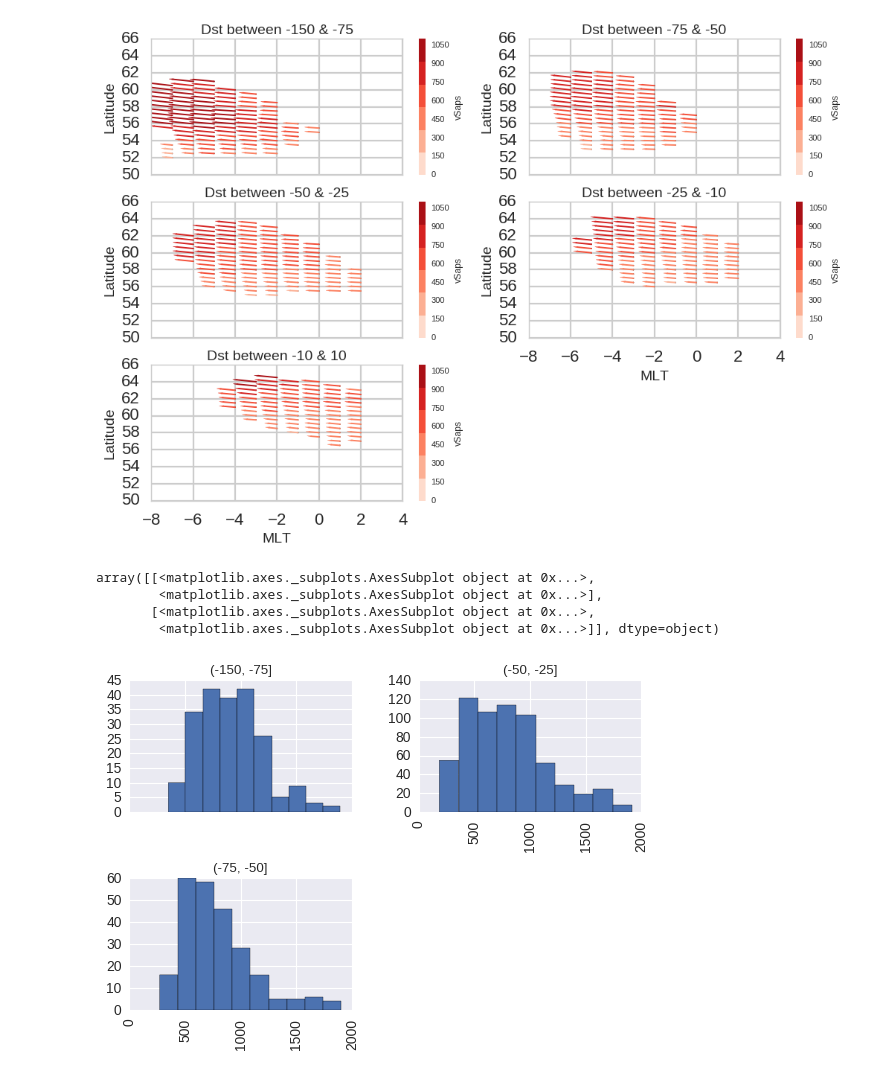
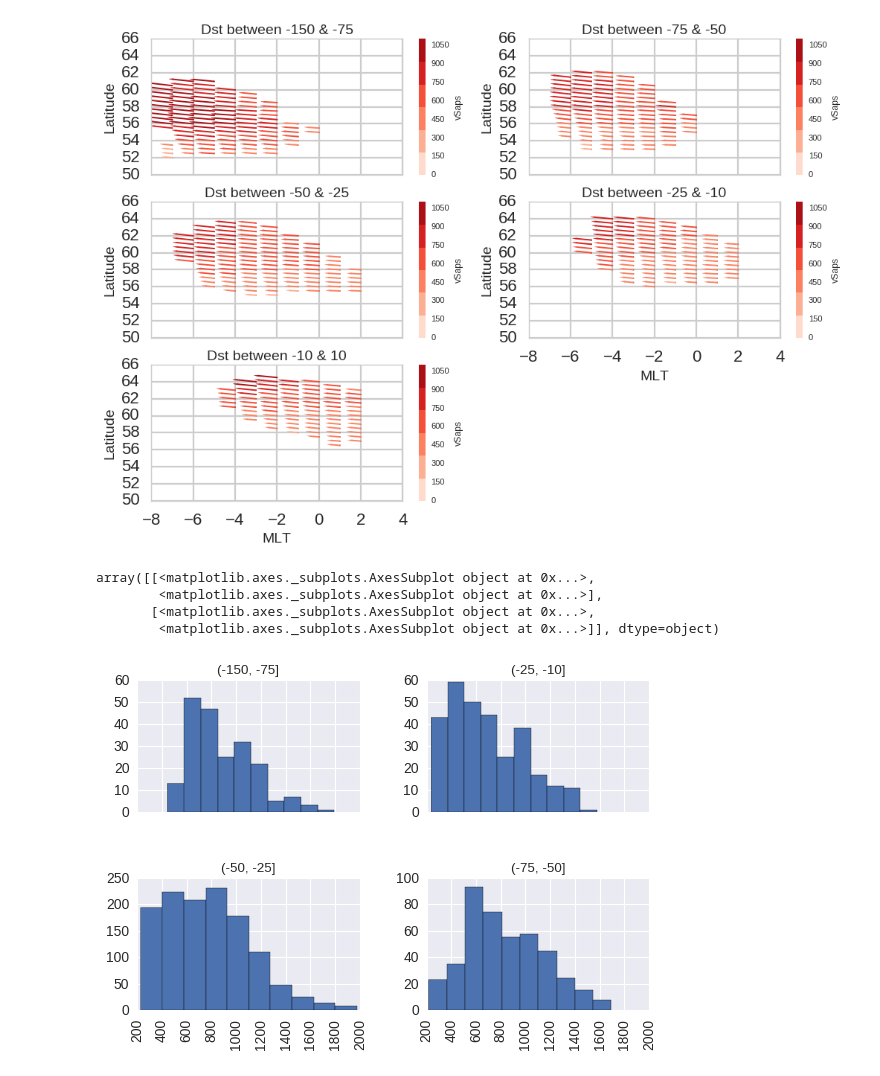
Before and after one commit to bharatreddy/vel-analys, a Jupyter notebook: ipy/vel_new_anlys.ipynb, the cells around one changed output. Cells and saved outputs as stored; diff of their text form; code cells hidden in the pictures.

```diff
--- a/ipy/vel_new_anlys.ipynb
+++ b/ipy/vel_new_anlys.ipynb
@@ -404,14 +404,14 @@ plt.savefig("../figs/allDstBinsVelVecs.pdf",bbox_inches='tight')
 [figure]
 # %%
 testDF = velGmagDF[ (velGmagDF["MLAT"] == 60.) &\
-                   (velGmagDF["normMLT"] == -6) ][ ["vSaps", "dst_bin"]\
+                   (velGmagDF["normMLT"] == -5) ][ ["vSaps", "dst_bin"]\
                     ].reset_index(drop=True)
 # x = testDF.hist()
 testDF["vSaps"].hist(by=testDF["dst_bin"], xlabelsize=10., ylabelsize=10., sharex=True)
 # %% [output]
 array([[<matplotlib.axes._subplots.AxesSubplot object at 0x...>,
         <matplotlib.axes._subplots.AxesSubplot object at 0x...>],
        [<matplotlib.axes._subplots.AxesSubplot object at 0x...>,
         <matplotlib.axes._subplots.AxesSubplot object at 0x...>]], dtype=object)
-[figure, old version]
+[figure, new version]
 # %%
```
Also changed, not shown: parts of 1 cell of this notebook, 4 other files.
